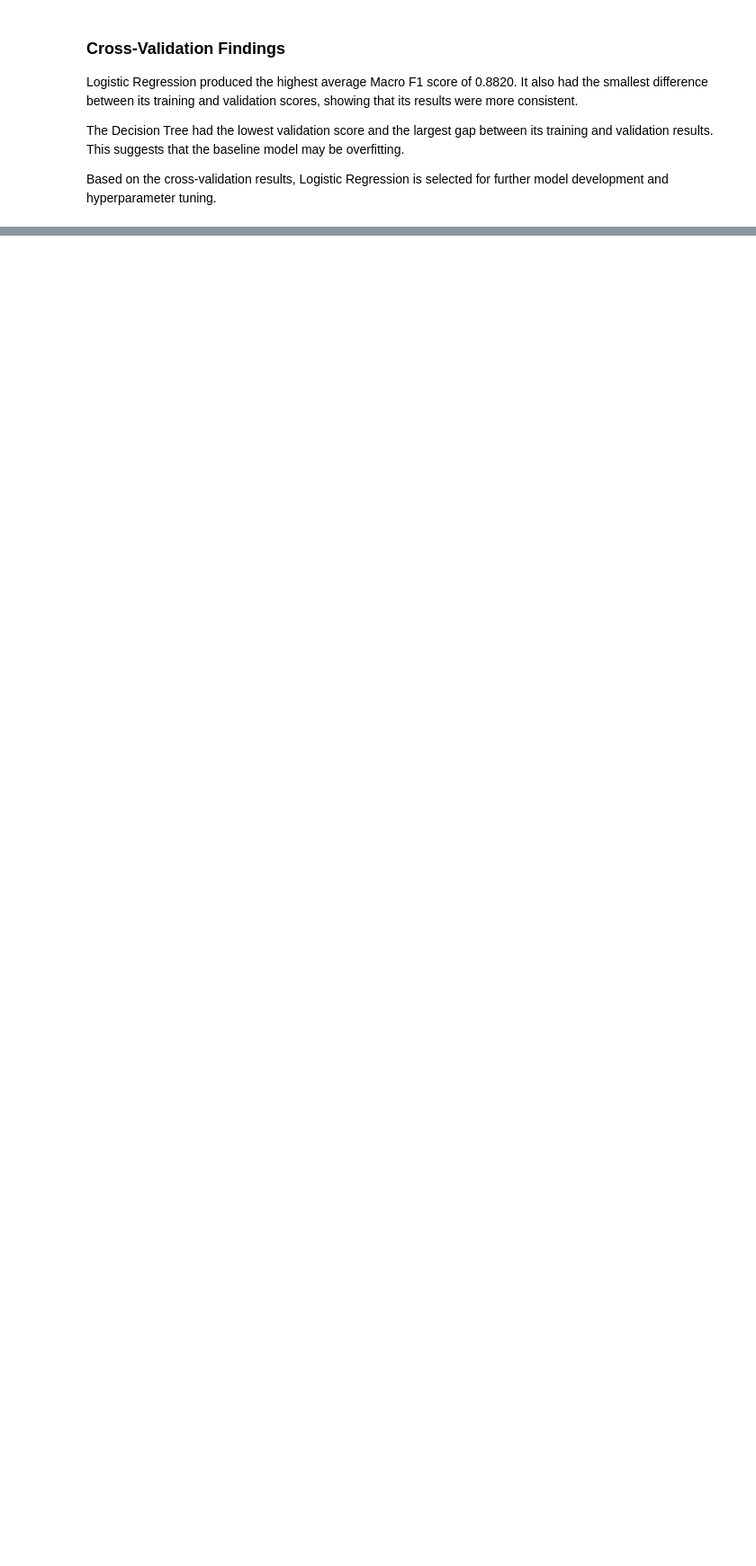
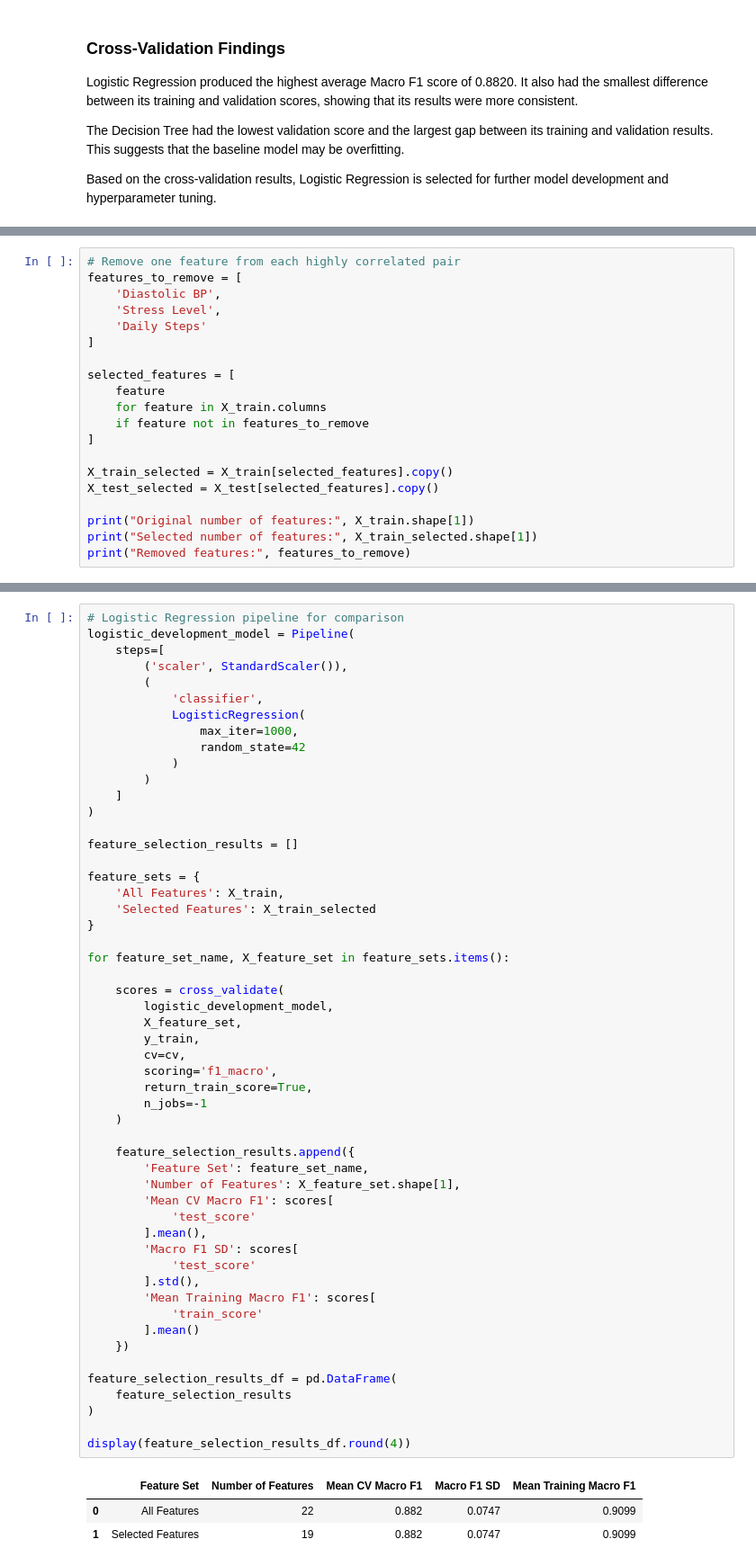
Before and after one commit to ShiroiYukiis/mldp, a Jupyter notebook: MLDP Program Codes Submission Template.ipynb, the cells around one changed output, grey strips where cells are left out. Shown at 90% size. Saved outputs shown, nothing was run; the diff lists cells and outputs as text; blank space fills up the shorter version.

```diff
--- a/MLDP Program Codes Submission Template.ipynb
+++ b/MLDP Program Codes Submission Template.ipynb
@@ -1182,0 +1220,20 @@ Based on the cross-validation results, Logistic Regression is selected for furth
+# %%
+# Remove one feature from each highly correlated pair
+features_to_remove = [
+    'Diastolic BP',
+    'Stress Level',
+    'Daily Steps'
+]
+
+selected_features = [
+    feature
+    for feature in X_train.columns
+    if feature not in features_to_remove
+]
+
+X_train_selected = X_train[selected_features].copy()
+X_test_selected = X_test[selected_features].copy()
+
+print("Original number of features:", X_train.shape[1])
+print("Selected number of features:", X_train_selected.shape[1])
+print("Removed features:", features_to_remove)
@@ -1182,0 +1244,57 @@ Based on the cross-validation results, Logistic Regression is selected for furth
+# %%
+# Logistic Regression pipeline for comparison
+logistic_development_model = Pipeline(
+    steps=[
+        ('scaler', StandardScaler()),
+        (
+            'classifier',
+            LogisticRegression(
+                max_iter=1000,
+                random_state=42
+            )
+        )
+    ]
+)
+
+feature_selection_results = []
+
+feature_sets = {
+    'All Features': X_train,
+    'Selected Features': X_train_selected
+}
+
+for feature_set_name, X_feature_set in feature_sets.items():
+
+    scores = cross_validate(
+        logistic_development_model,
+        X_feature_set,
+        y_train,
+        cv=cv,
+        scoring='f1_macro',
+        return_train_score=True,
+        n_jobs=-1
+    )
+
+    feature_selection_results.append({
+        'Feature Set': feature_set_name,
+        'Number of Features': X_feature_set.shape[1],
+        'Mean CV Macro F1': scores[
+            'test_score'
+        ].mean(),
+        'Macro F1 SD': scores[
+            'test_score'
+        ].std(),
+        'Mean Training Macro F1': scores[
+            'train_score'
+        ].mean()
+    })
+
+feature_selection_results_df = pd.DataFrame(
+    feature_selection_results
+)
+
+display(feature_selection_results_df.round(4))
+# %% [output]
+|  | Feature Set | Number of Features | Mean CV Macro F1 | Macro F1 SD | Mean Training Macro F1 |
+| 0 | All Features | 22 | 0.882 | 0.0747 | 0.9099 |
+| 1 | Selected Features | 19 | 0.882 | 0.0747 | 0.9099 |
```
Also changed, not shown: parts of 16 cells of this notebook.
